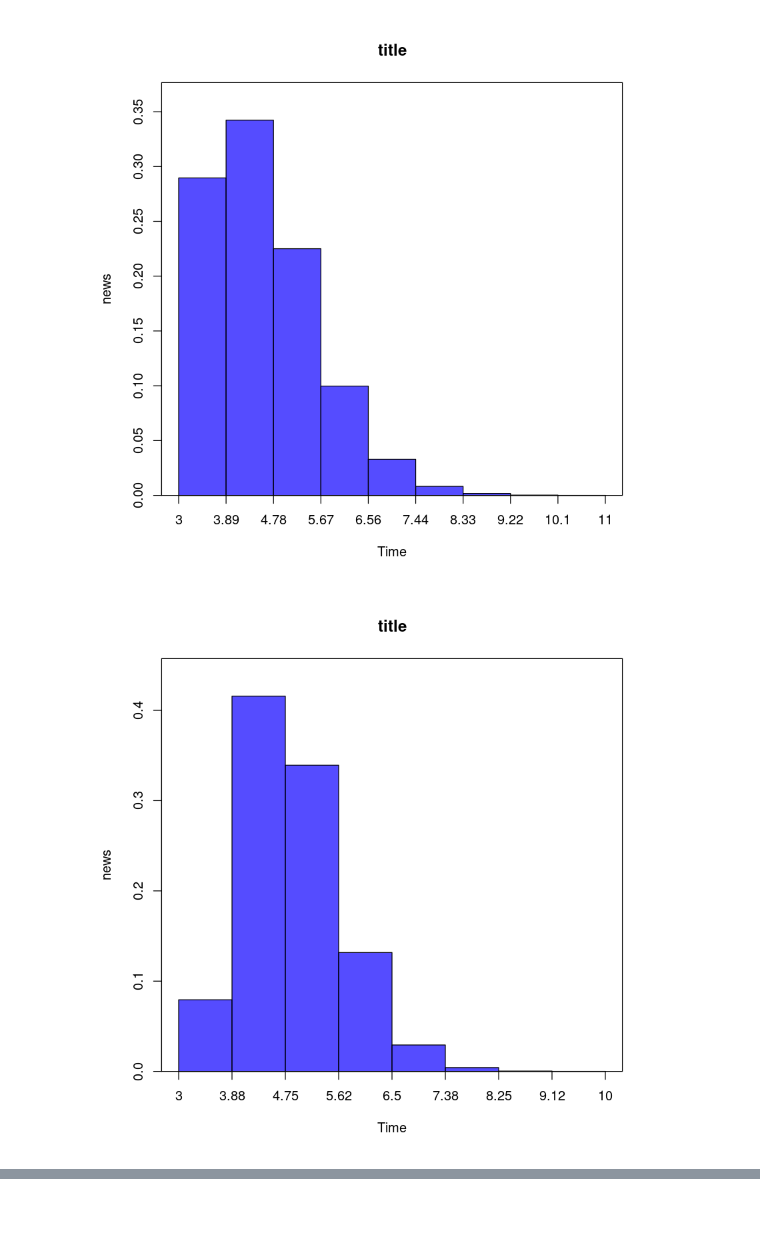
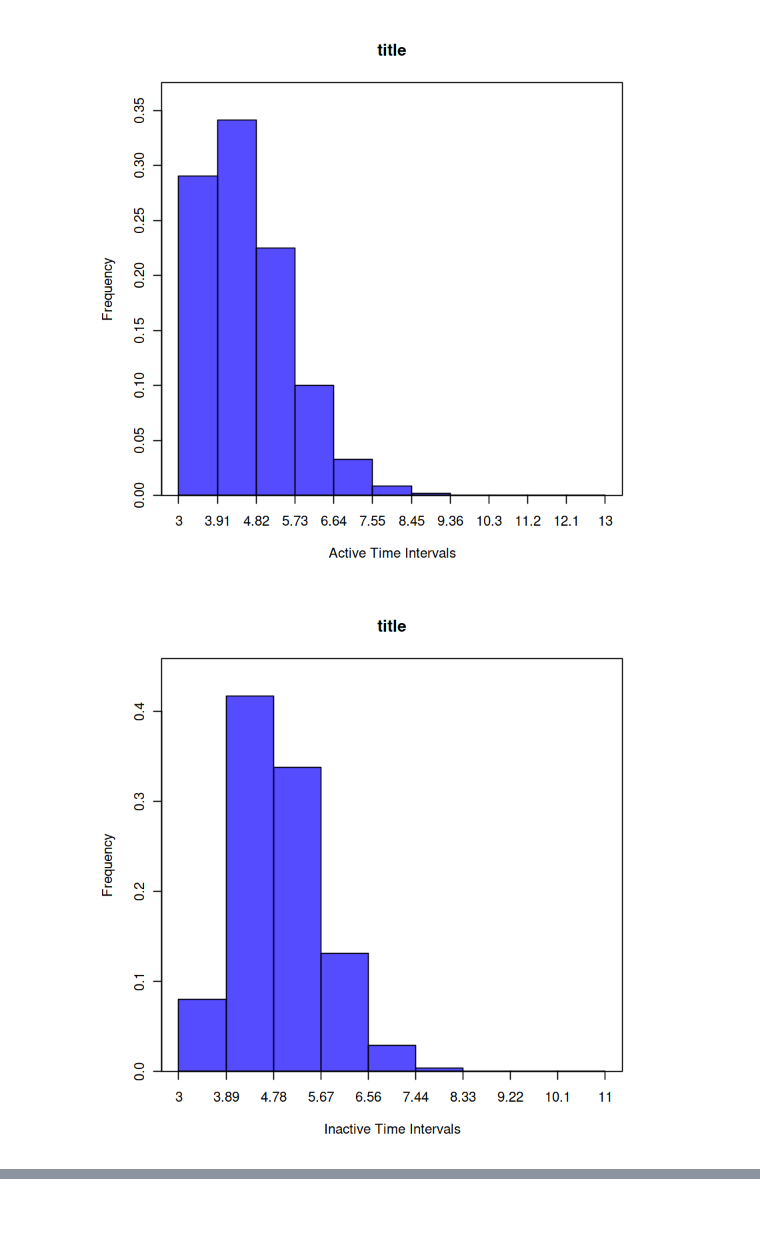
Before and after one commit to BFSteam/memory, a Jupyter notebook: jup/R/Burst.ipynb, the cells around one changed output, grey strips where cells are left out. Cells and saved outputs as stored; diff of their text form; code cells hidden in the pictures.

```diff
--- a/jup/R/Burst.ipynb
+++ b/jup/R/Burst.ipynb
@@ -3,8 +3,8 @@ library(data.table)
 library(ggplot2)
 library(plotrix)
 # %%
-HBp <- fread(file = '../../log/s4/out1_agents.csv', header=FALSE, sep=",", nrows=2)
-HBp1 <- fread(file = '../../log/s4/out1_agents.csv', header=FALSE, skip=2, sep=",", nrows=2)
+HBp <- fread(file = '../../log/maggiora/HBp_agents.csv', header=FALSE, sep=",", nrows=2)
+HBp1 <- fread(file = '../../log/maggiora/HBp_agents.csv', header=FALSE, skip=2, sep=",", nrows=2)
 
 HBp <- cbind(as.numeric(HBp[1,]), as.numeric(HBp[2,]) / sum(HBp[2,]))
 HBp1 <- cbind(as.numeric(HBp1[1,]), as.numeric(HBp1[2,]) / sum(HBp1[2,]))
@@ -14,30 +14,30 @@ HBp1<-HBp1[order(HBp1[,1]),]
 # %%
 x1 <- HBp[,1]
 y1 <- HBp[,2]
 x2 <- HBp1[,1]
 y2 <- HBp1[,2]
 
 #y1 <- log(y1)
 #y2 <- log(y2)
 
 weighted.hist(
     x1, y1,
     col=rgb(0.05,0,1,0.7),
     main="title",
-    xlab="Time", ylab="news", breaks=length(y1),
+    xlab="Active Time Intervals", ylab="Frequency", breaks=length(y1),
 )
 
 box()
 
 weighted.hist(
     x2, y2,
     col=rgb(0.05,0,1,0.7),
     main="title",
-    xlab="Time", ylab="news", breaks=length(y2))
+    xlab="Inactive Time Intervals", ylab="Frequency", breaks=length(y2))
 box()
 # %% [output]
-[figure, old version]
+[figure, new version]
-[figure, old version]
+[figure, new version]
 # %%
 x <- HBp1[-(1:3),1]
 y <- log(HBp1[-(1:3),2])
```
Also changed, not shown: parts of 1 cell of this notebook, 6 other files.
